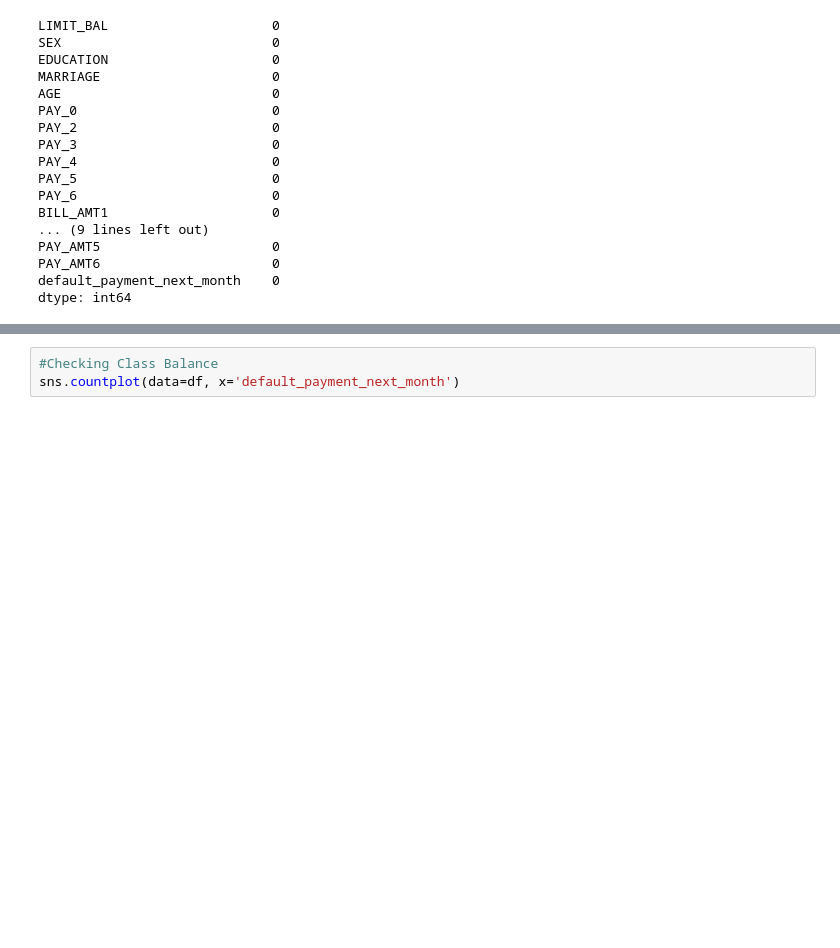
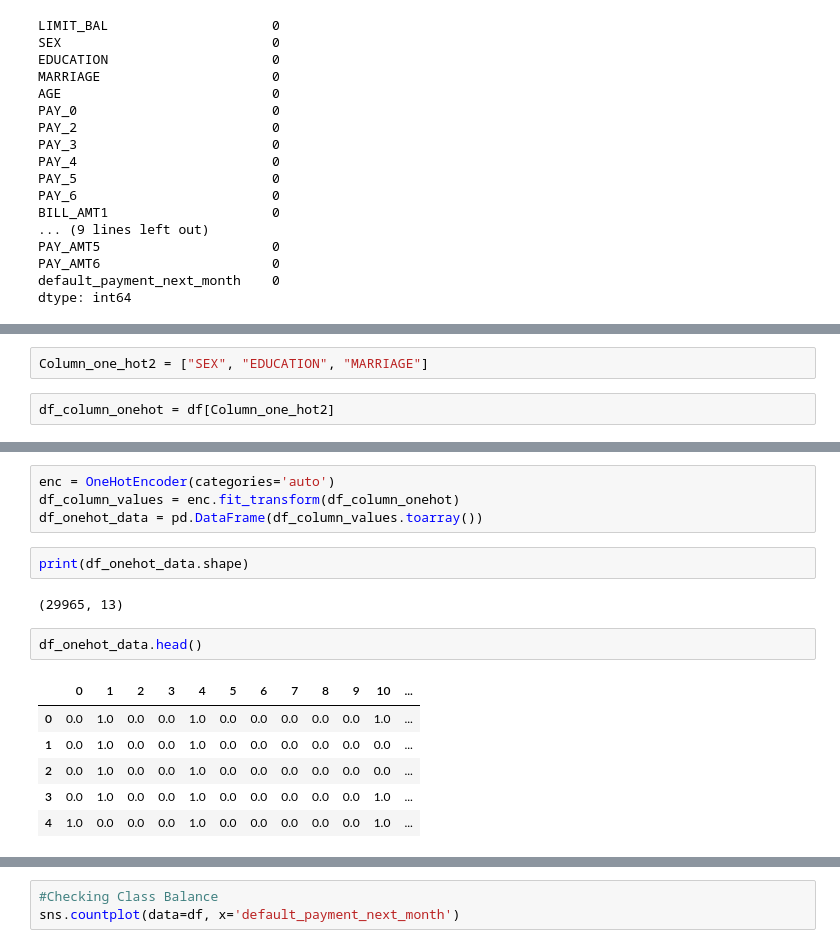
Before and after one commit to nhunguet/Machine-learning-For-Cyber-Security, a Jupyter notebook: SVM.ipynb, the cells around one changed output, grey strips where cells are left out. Saved outputs shown, nothing was run; the diff lists cells and outputs as text; blank space fills up the shorter version.

```diff
--- a/SVM.ipynb
+++ b/SVM.ipynb
@@ -68,0 +80,4 @@ df.shape
+# %%
+Column_one_hot2 = ["SEX", "EDUCATION", "MARRIAGE"]
+# %%
+df_column_onehot = df[Column_one_hot2]
@@ -68,0 +93,17 @@ df.shape
+# %%
+enc = OneHotEncoder(categories='auto')
+df_column_values = enc.fit_transform(df_column_onehot)
+df_onehot_data = pd.DataFrame(df_column_values.toarray())
+# %%
+print(df_onehot_data.shape)
+# %% [output]
+(29965, 13)
+# %%
+df_onehot_data.head()
+# %% [output]
+|  | 0 | 1 | 2 | 3 | 4 | 5 | 6 | 7 | 8 | 9 | 10 | ... |
+| 0 | 0.0 | 1.0 | 0.0 | 0.0 | 1.0 | 0.0 | 0.0 | 0.0 | 0.0 | 0.0 | 1.0 | ... |
+| 1 | 0.0 | 1.0 | 0.0 | 0.0 | 1.0 | 0.0 | 0.0 | 0.0 | 0.0 | 0.0 | 0.0 | ... |
+| 2 | 0.0 | 1.0 | 0.0 | 0.0 | 1.0 | 0.0 | 0.0 | 0.0 | 0.0 | 0.0 | 0.0 | ... |
+| 3 | 0.0 | 1.0 | 0.0 | 0.0 | 1.0 | 0.0 | 0.0 | 0.0 | 0.0 | 0.0 | 1.0 | ... |
+| 4 | 1.0 | 0.0 | 0.0 | 0.0 | 1.0 | 0.0 | 0.0 | 0.0 | 0.0 | 0.0 | 1.0 | ... |
```
Also changed, not shown: parts of 11 cells of this notebook, 4 other files.
